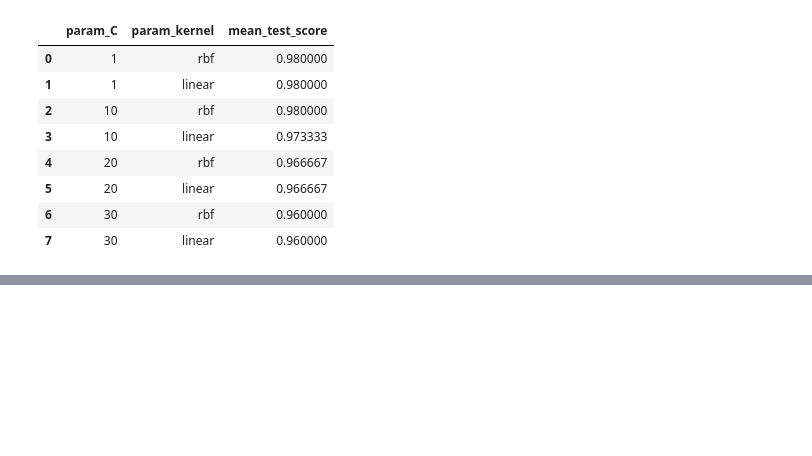
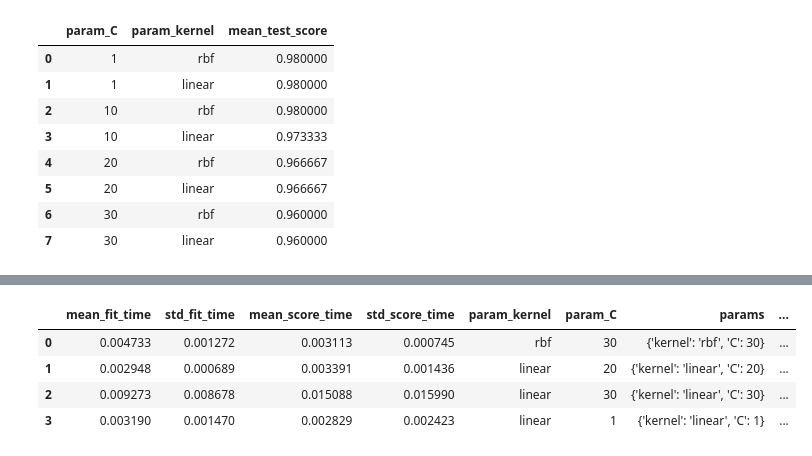
Before and after one commit to mzaid622/Data-Science-Course, a Jupyter notebook: ML - Part4 (Unsupervised)/Grid_Search_CV.ipynb, the cells around one changed output, grey strips where cells are left out. Cells and saved outputs as stored; diff of their text form; code cells hidden in the pictures; blank space fills up the shorter version.

```diff
--- a/ML - Part4 (Unsupervised)/Grid_Search_CV.ipynb
+++ b/ML - Part4 (Unsupervised)/Grid_Search_CV.ipynb
@@ -118,0 +187,5 @@ model_knn = KNeighborsClassifier()
+# %%
+classifier_r = RandomizedSearchCV((model_svc),{
+    'C' : [1,10,20,30],
+    'kernel' :['rbf','linear'],
+},n_iter = 4,cv = 5,return_train_score = False)
@@ -118,0 +198,10 @@ model_knn = KNeighborsClassifier()
+# %%
+results = pd.DataFrame(classifier_r.cv_results_)
+# %%
+results
+# %% [output]
+|  | mean_fit_time | std_fit_time | mean_score_time | std_score_time | param_kernel | param_C | params | ... |
+| 0 | 0.004733 | 0.001272 | 0.003113 | 0.000745 | rbf | 30 | {'kernel': 'rbf', 'C': 30} | ... |
+| 1 | 0.002948 | 0.000689 | 0.003391 | 0.001436 | linear | 20 | {'kernel': 'linear', 'C': 20} | ... |
+| 2 | 0.009273 | 0.008678 | 0.015088 | 0.015990 | linear | 30 | {'kernel': 'linear', 'C': 30} | ... |
+| 3 | 0.003190 | 0.001470 | 0.002829 | 0.002423 | linear | 1 | {'kernel': 'linear', 'C': 1} | ... |
```
Also changed, not shown: parts of 11 cells of this notebook, 1 other file.
